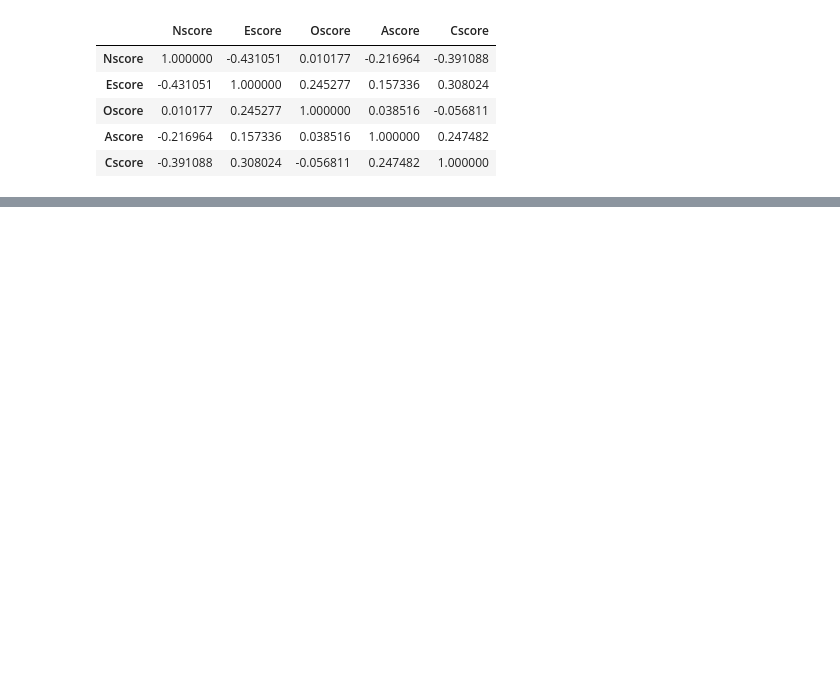
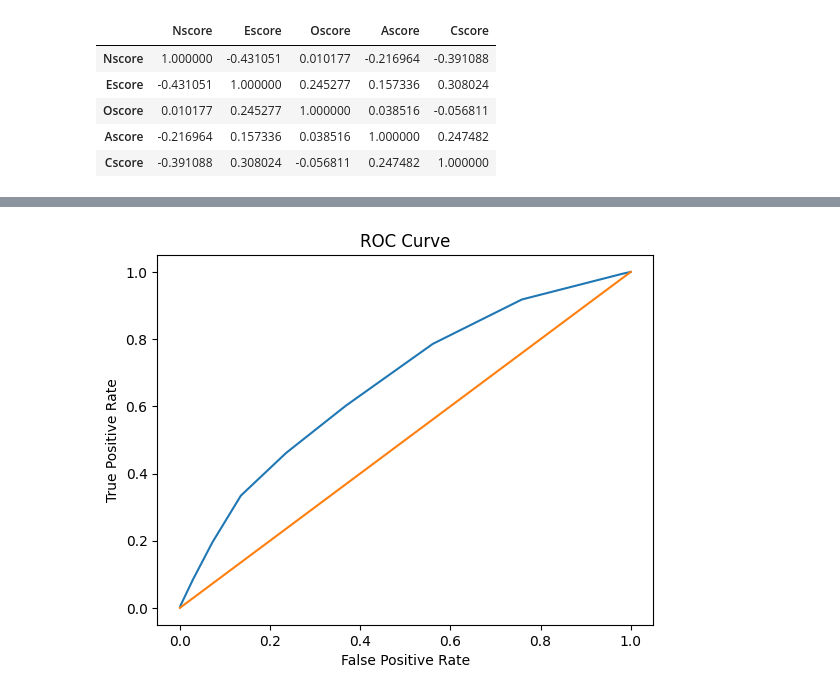
Before and after one commit to dianajohnson49/CS-7830, a Jupyter notebook: logistic_regression/assignment2-Johnson.ipynb, the cells around one changed output, grey strips where cells are left out. Drawn from its saved outputs; the diff is of its cells as text; code cells hidden in the pictures; blank space fills up the shorter version.

Commit message:
Question 3 done

```diff
--- a/logistic_regression/assignment2-Johnson.ipynb
+++ b/logistic_regression/assignment2-Johnson.ipynb
@@ -155,5 +155,8 @@ def metric_summary(y, y_pred):
     print(f"TP: {TP}, FP: {FP}\n")
     print(f"FN: {FN}, TN: {TN}")
 
-metric_summary(y, y_pred)
+    return TP, FP, FN, TN
+
+# print out metrics
+TP, FP, FN, TN = metric_summary(y, y_pred)
 # %% [output]
@@ -160,0 +180,77 @@ SyntaxError: unmatched ')' (1141225240.py, line 41)
+# %%
+## Question 3
+# Part A
+
+# true positive rate
+TPR_list = []
+# false positive rate
+FPR_list = []
+
+# total positives and negatives
+P = np.sum(y == 1)
+N = np.sum(y == 0)
+
+# sort prob thresholds for ROC
+thresholds = sorted(probs)
+
+for thresh in thresholds:
+    # generate predictions
+    y_pred_thresh = []
+    for p in probs:
+        if p >= thresh:
+            y_pred_thresh.append(1)
+        else:
+            y_pred_thresh.append(0)
+
+    # calculate TP, TN, FP, FN
+    TP = TN = FP = FN = 0
+    for true, pred in zip(y, y_pred_thresh):
+        if true == 1 and pred == 1:
+            TP += 1
+        elif true == 0 and pred == 0:
+            TN += 1
+        elif true == 0 and pred == 1:
+            FP += 1
+        else:
+            FN += 1
+
+    # calculate TPR and FPR
+    TPR = TP / P
+    FPR = FP / N
+
+    TPR_list.append(TPR)
+    FPR_list.append(FPR)
+
+# sort tpr and fpr lists
+roc_points = list(zip(FPR_list, TPR_list))
+roc_points.sort()
+
+TPR_sorted = []
+FPR_sorted = []
+
+for p in roc_points:
+    FPR_sorted.append(p[0])
+    TPR_sorted.append(p[1])
+
+# calculate area under the curve
+auc = 0
+
+# for auc, FPR: X axis, TPR: Y axis
+# calculate trapezoidal area for each segment
+for i in range(1, len(FPR_list)):
+    width = FPR_sorted[i] -  FPR_sorted[i-1]
+    height = (TPR_sorted[i] + TPR_sorted[i-1]) / 2
+    auc += width*height
+
+print(f"AUC: {auc:.4f}")
+
+# plot curve
+plt.figure()
+
+plt.plot(FPR_list, TPR_list, label="ROC Curve")
+plt.plot([0,1],[0,1], label="random classifier")    # need this for the baseline model
+plt.xlabel("False Positive Rate")
+plt.ylabel("True Positive Rate")
+plt.title("ROC Curve")
+plt.show()
+# %% [output]
@@ -160,0 +258 @@ SyntaxError: unmatched ')' (1141225240.py, line 41)
+[figure, added]
```
Also changed, not shown: parts of 3 cells of this notebook.
